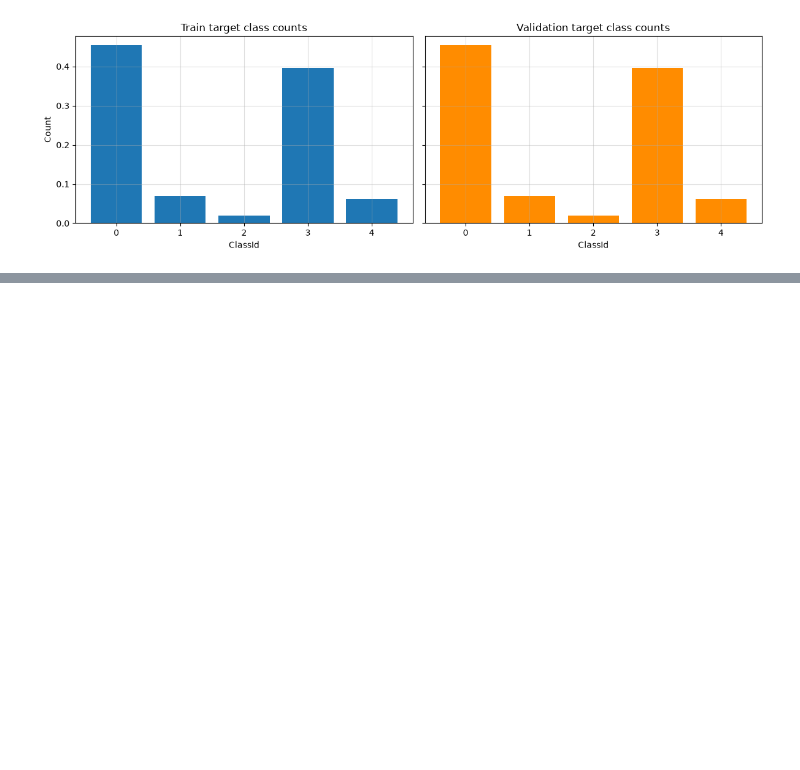
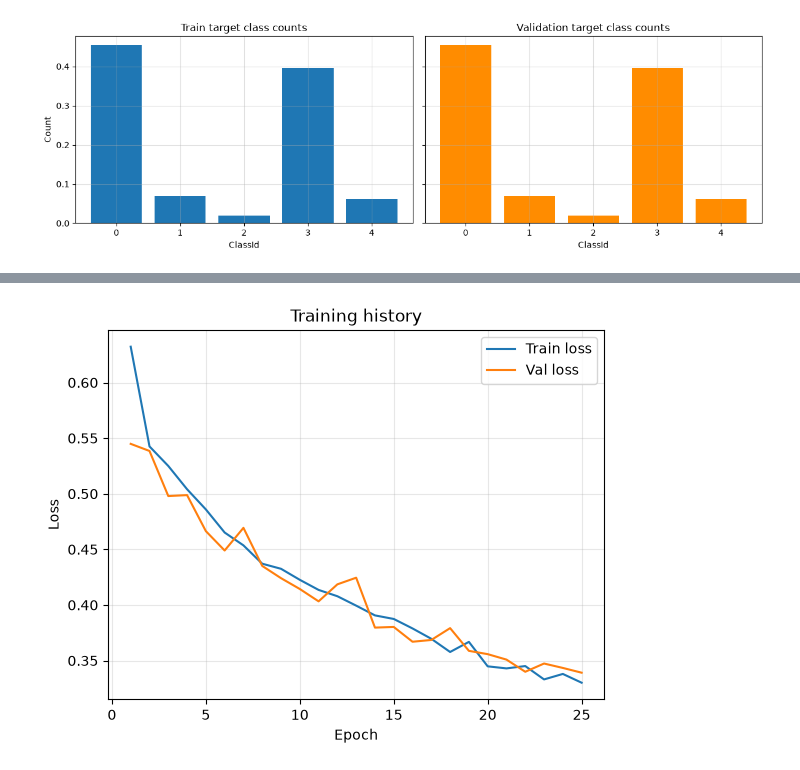
Before and after one commit to aurrog/severstal-detection, a Jupyter notebook: ml/notebooks/v2.ipynb, the cells around one changed output, grey strips where cells are left out. Drawn from its saved outputs; the diff is of its cells as text; code cells hidden in the pictures; blank space fills up the shorter version.

```diff
--- a/ml/notebooks/v2.ipynb
+++ b/ml/notebooks/v2.ipynb
@@ -140,6 +142,8 @@ class ClassificationDataset(Dataset):
 
         label = torch.tensor(row.has_defect.item(), dtype=torch.float)
         return img, label
+# %%
+batch_size=64
 # %%
 train_dataset=ClassificationDataset(df_train, images_train_dir)
 val_dataset=ClassificationDataset(df_val, images_train_dir)
@@ -147,7 +151,7 @@ val_dataset=ClassificationDataset(df_val, images_train_dir)
 
 train_dataloader=DataLoader(
     train_dataset,
-    batch_size=32,
+    batch_size=batch_size,
     shuffle=True,
     drop_last=True,
 
@@ -155,7 +159,7 @@ train_dataloader=DataLoader(
 
 val_dataloader=DataLoader(
     val_dataset,
-    batch_size=32,
+    batch_size=batch_size,
     shuffle=False,
 
 )
@@ -167,9 +171,11 @@ class CnnClassifier(nn.Module):
         self.features=nn.Sequential(
             nn.Conv2d(in_channels, 16, kernel_size=3, padding=1),
             nn.ReLU(),
+            nn.MaxPool2d(2),
 
             nn.Conv2d(16, 32, kernel_size=3, padding=1),
             nn.ReLU(),
+            nn.MaxPool2d(2),
 
             nn.Conv2d(32, 64, kernel_size=3, padding=1),
             nn.ReLU(),
@@ -194,4 +200,12 @@ model = CnnClassifier().to(device)
 
 optimizer=optim.Adam(model.parameters(), lr=0.001)
 loss_fn=nn.BCEWithLogitsLoss()
+
+scheduler = optim.lr_scheduler.ReduceLROnPlateau(
+    optimizer,
+    mode='min',
+    factor=0.5,
+    patience=2,
+    min_lr=1e-6,
+)
 # %%
@@ -211,3 +327,17 @@ KeyboardInterrupt:
+# %%
+history_df = pd.DataFrame(history)
+
+plt.plot(history_df['epoch'], history_df['train_loss'], label='Train loss')
+plt.plot(history_df['epoch'], history_df['val_loss'], label='Val loss')
+
+plt.xlabel('Epoch')
+plt.ylabel('Loss')
+plt.title('Training history')
+plt.legend()
+plt.grid(alpha=0.3)
+plt.show()
+# %% [output]
+[figure, added]
 # %%
 model.eval()
 
```
Also changed, not shown: parts of 5 cells of this notebook, 6 other files.
